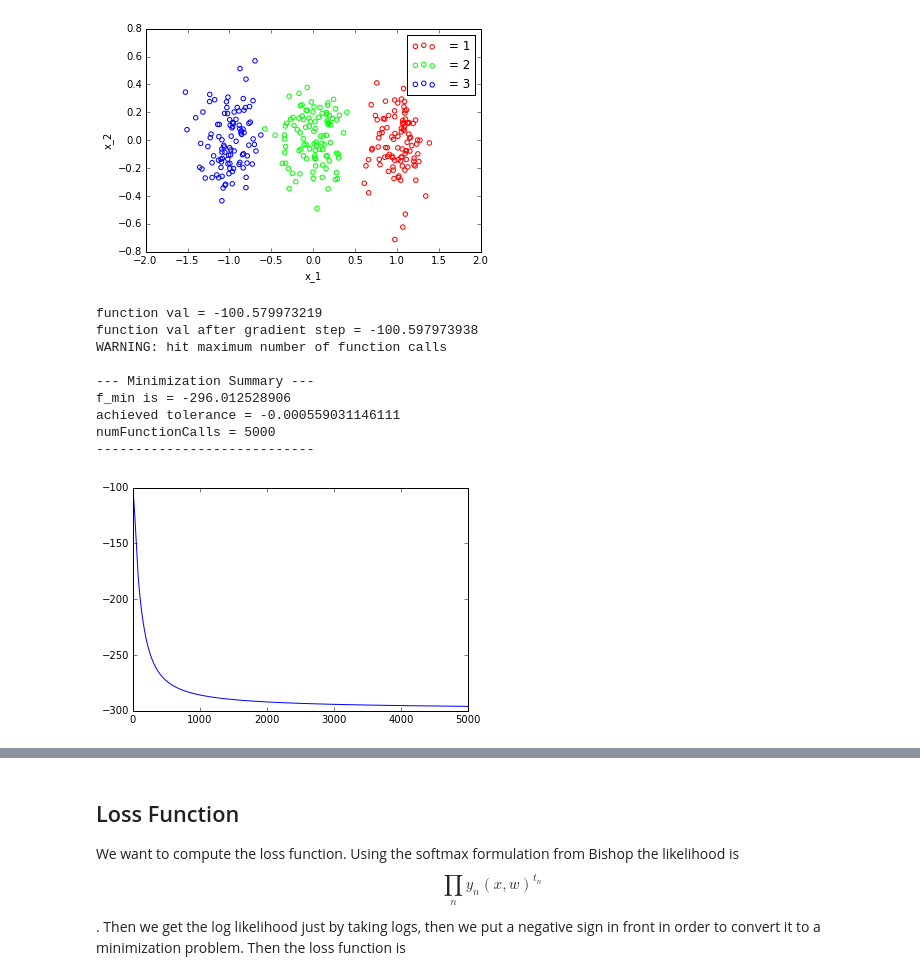
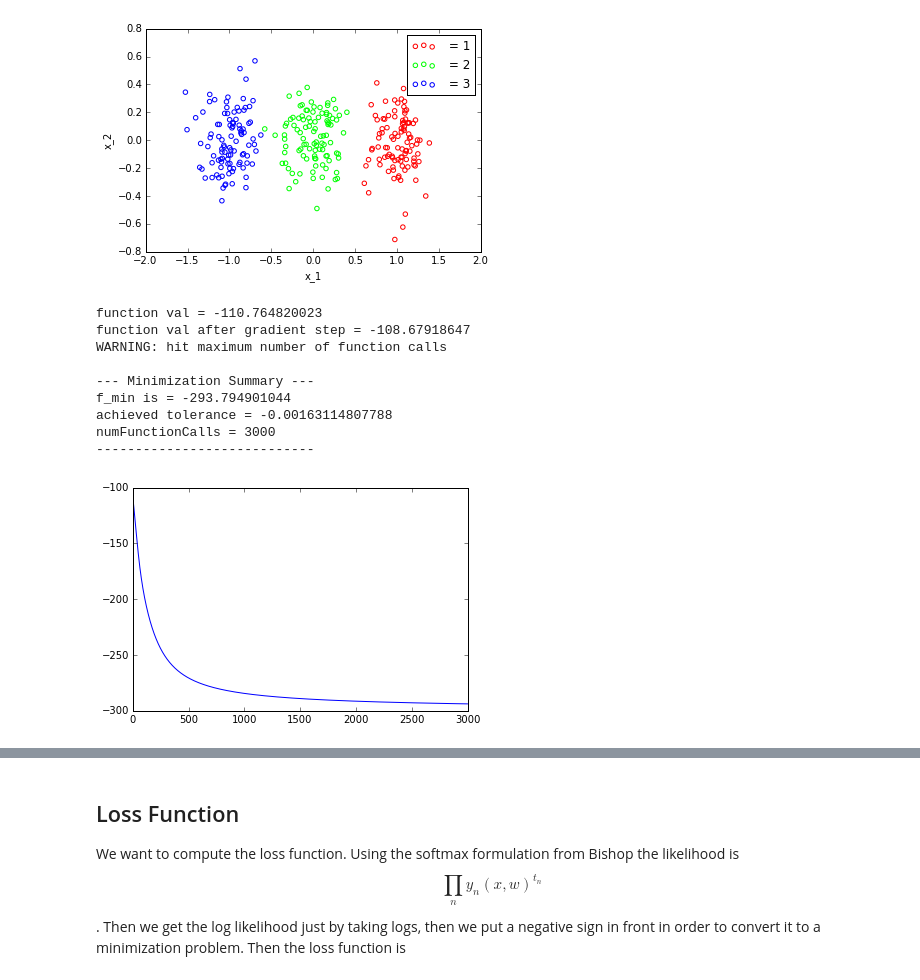
Before and after one commit to peteflorence/Machine-Learning-6.867-homework, a Jupyter notebook: hw3/prob_2_firstpart.ipynb, the cells around one changed output, grey strips where cells are left out. Drawn from its saved outputs; the diff is of its cells as text; code cells hidden in the pictures.

```diff
--- a/hw3/prob_2_firstpart.ipynb
+++ b/hw3/prob_2_firstpart.ipynb
@@ -83,24 +70,23 @@ nn.plotData()
 # %%
 w_initial = [np.random.random_sample(np.shape(nn.W1)), np.random.random_sample(np.shape(nn.W2))]
 # w_initial = [nn.W1, nn.W2]
 # print w_initial[0]
 print "function val = " + str(gd.evalF(w_initial))
-gd.stepSize = 1e-5
+gd.stepSize = 0.001
 (w_next, f_next) = gd.gradDescentUpdate(w_initial)
 print "function val after gradient step = " + str(f_next)
 # print nn.evalCost(nn.lam, w_list=w_initial)
-gd.stepSize = 0.001
-w_min, f_min, _, _ = gd.computeMin(w_initial, maxFunctionCalls=5000, storeIterValues=True)
+w_min, f_min, _, _ = gd.computeMin(w_initial, maxFunctionCalls=3000, storeIterValues=True)
 gd.plotIterValues()
 # %% [output]
-function val = -100.579973219
-function val after gradient step = -100.597973938
+function val = -110.764820023
+function val after gradient step = -108.67918647
 WARNING: hit maximum number of function calls
 
 --- Minimization Summary ---
-f_min is = -296.012528906
-achieved tolerance = -0.000559031146111
-numFunctionCalls = 5000
+f_min is = -293.794901044
+achieved tolerance = -0.00163114807788
+numFunctionCalls = 3000
 ----------------------------
-[figure, old version]
+[figure, new version]
 # %%
```
Also changed, not shown: parts of 12 cells of this notebook, 2 other files.
